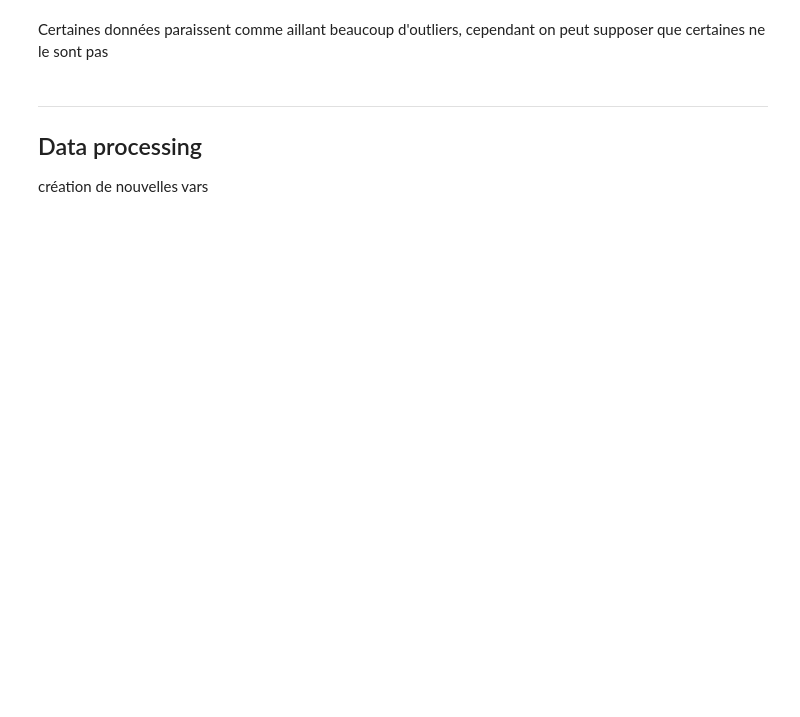
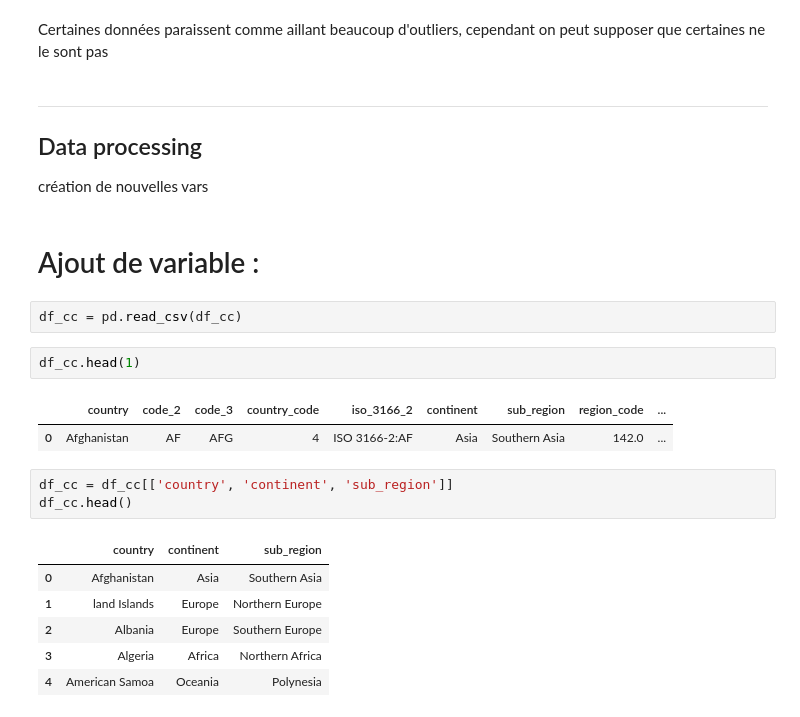
Before and after one commit to Projet-ESIEE/DashBoard-Energy, a Jupyter notebook: process_data.ipynb, the cells around one changed output. Drawn from its saved outputs; the diff is of its cells as text; blank space fills up the shorter version.

```diff
--- a/process_data.ipynb
+++ b/process_data.ipynb
@@ -113,3 +118,22 @@ Certaines données paraissent comme aillant beaucoup d'outliers, cependant on pe
 ***
 ## Data processing
 création de nouvelles vars
+# %% [markdown]
+# Ajout de variable :
+# %%
+df_cc = pd.read_csv(df_cc)
+# %%
+df_cc.head(1)
+# %% [output]
+|  | country | code_2 | code_3 | country_code | iso_3166_2 | continent | sub_region | region_code | ... |
+| 0 | Afghanistan | AF | AFG | 4 | ISO 3166-2:AF | Asia | Southern Asia | 142.0 | ... |
+# %%
+df_cc = df_cc[['country', 'continent', 'sub_region']]
+df_cc.head()
+# %% [output]
+|  | country | continent | sub_region |
+| 0 | Afghanistan | Asia | Southern Asia |
+| 1 | land Islands | Europe | Northern Europe |
+| 2 | Albania | Europe | Southern Europe |
+| 3 | Algeria | Africa | Northern Africa |
+| 4 | American Samoa | Oceania | Polynesia |
```
Also changed, not shown: parts of 9 cells of this notebook.
